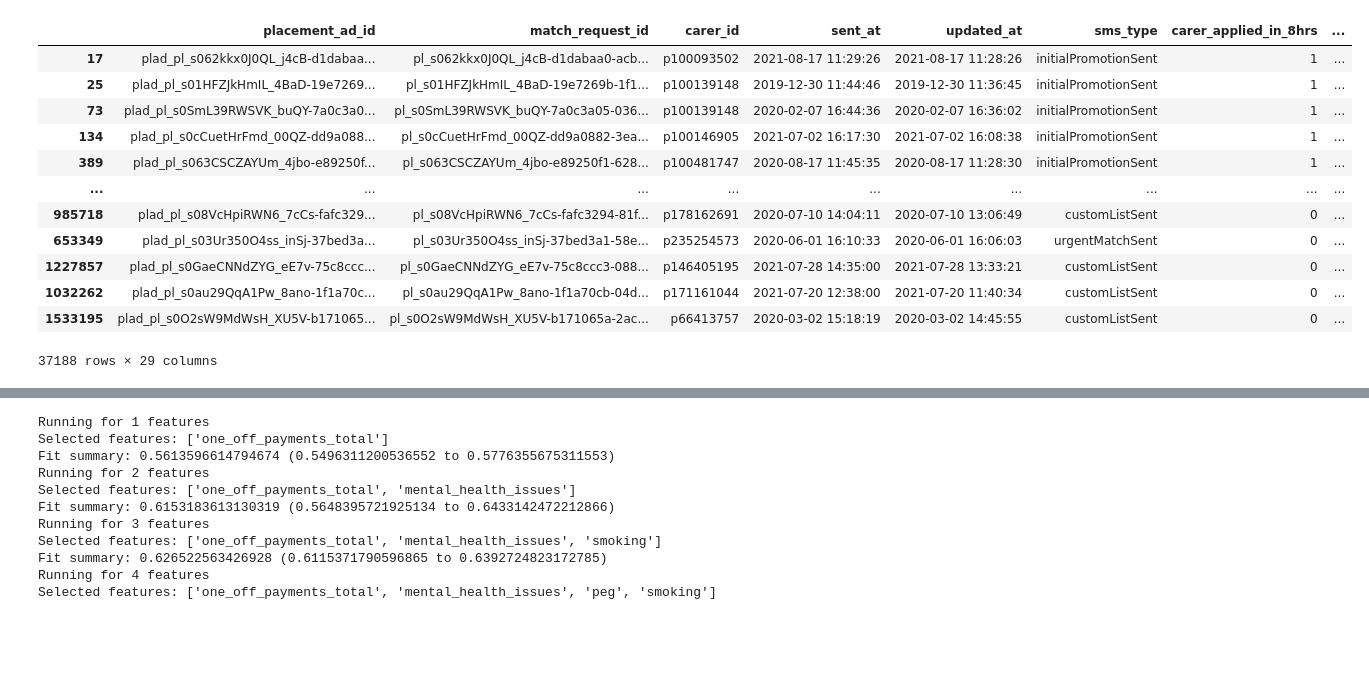
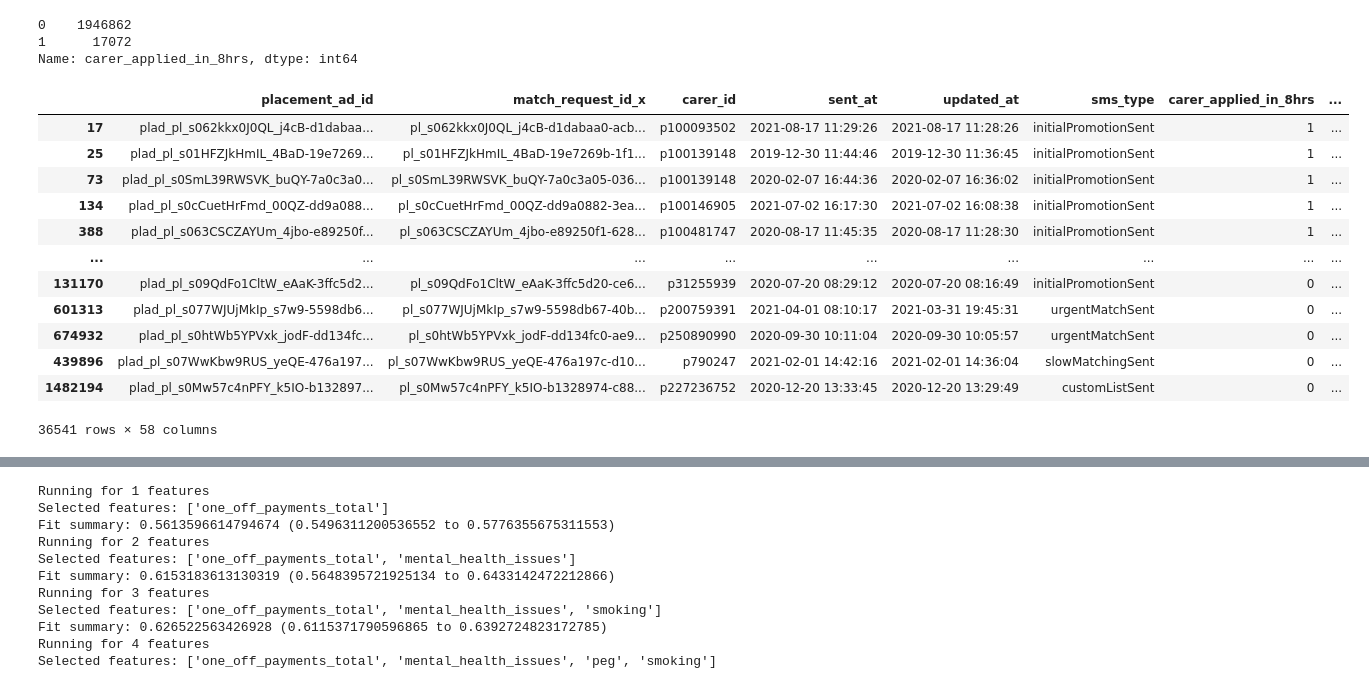
Before and after one commit to bonaventura-elder/carer_targeting, a Jupyter notebook: src/training.ipynb, the cells around one changed output, grey strips where cells are left out. Drawn from its saved outputs; the diff is of its cells as text; code cells hidden in the pictures; blank space fills up the shorter version.

```diff
--- a/src/training.ipynb
+++ b/src/training.ipynb
@@ -205,0 +28,31 @@ print(datetime.now())
+# %%
+# print(datetime.now())
+# login_data = pd.read_sql(login_query, conn)
+# print(datetime.now())
+# dist_data = pd.read_sql(dist_query, conn)
+# print(datetime.now())
+# prefs_data = pd.read_sql(prefs_query, conn)
+# print(datetime.now())
+# training_data = pd.read_sql(training_query, conn)
+# print(datetime.now())
+# worked_data = pd.read_sql(worked_query, conn)
+# print(datetime.now())
+
+login_data = pd.read_csv('../data/login_data.csv')
+dist_data = pd.read_csv('../data/dist_data.csv')
+worked_data = pd.read_csv('../data/worked_data.csv')
+prefs_data = pd.read_csv('../data/prefs_data_v2.csv')
+training_data = pd.read_csv('../data/training_data_v2.csv')
+# %%
+print(training_data.shape)
+all_data = training_data.merge(login_data, how='left', on = ['placement_ad_id','carer_id','sent_at'])
+print(all_data.shape)
+all_data = all_data.merge(prefs_data, how='left', on = ['placement_ad_id','carer_id','sent_at'])
+print(all_data.shape)
+all_data = all_data.merge(dist_data, how='left', on = ['placement_ad_id','carer_id','sent_at'])
+print(all_data.shape)
+all_data = all_data.merge(worked_data, how='left', on = ['placement_ad_id','carer_id','sent_at'])
+print(all_data.shape)
+
+all_data.drop_duplicates(subset=['placement_ad_id','carer_id','sent_at'], inplace = True)
+print(all_data.shape)
@@ -206,24 +89,28 @@ print(datetime.now())
 # %%
-training_data['carer_applied_in_8hrs'].value_counts()
+all_data['carer_applied_in_8hrs'].value_counts()
+# %% [output]
+0    1946862
+1      17072
+Name: carer_applied_in_8hrs, dtype: int64
 # %%
 target = 'carer_applied_in_8hrs'
 
-X1 = training_data.loc[training_data['carer_applied_in_8hrs']==1]
-X0 = training_data.loc[training_data['carer_applied_in_8hrs']==0].sample(frac=0.01)
+X1 = all_data.loc[all_data['carer_applied_in_8hrs']==1]
+X0 = all_data.loc[all_data['carer_applied_in_8hrs']==0].sample(frac=0.01)
 
 df = pd.concat([X1,X0], axis = 0)
 df
 # %% [output]
-|  | placement_ad_id | match_request_id | carer_id | sent_at | updated_at | sms_type | carer_applied_in_8hrs | ... |
+|  | placement_ad_id | match_request_id_x | carer_id | sent_at | updated_at | sms_type | carer_applied_in_8hrs | ... |
 | 17 | plad_pl_s062kkx0J0QL_j4cB-d1dabaa... | pl_s062kkx0J0QL_j4cB-d1dabaa0-acb... | p100093502 | 2021-08-17 11:29:26 | 2021-08-17 11:28:26 | initialPromotionSent | 1 | ... |
 | 25 | plad_pl_s01HFZJkHmIL_4BaD-19e7269... | pl_s01HFZJkHmIL_4BaD-19e7269b-1f1... | p100139148 | 2019-12-30 11:44:46 | 2019-12-30 11:36:45 | initialPromotionSent | 1 | ... |
 | 73 | plad_pl_s0SmL39RWSVK_buQY-7a0c3a0... | pl_s0SmL39RWSVK_buQY-7a0c3a05-036... | p100139148 | 2020-02-07 16:44:36 | 2020-02-07 16:36:02 | initialPromotionSent | 1 | ... |
 | 134 | plad_pl_s0cCuetHrFmd_00QZ-dd9a088... | pl_s0cCuetHrFmd_00QZ-dd9a0882-3ea... | p100146905 | 2021-07-02 16:17:30 | 2021-07-02 16:08:38 | initialPromotionSent | 1 | ... |
-| 389 | plad_pl_s063CSCZAYUm_4jbo-e89250f... | pl_s063CSCZAYUm_4jbo-e89250f1-628... | p100481747 | 2020-08-17 11:45:35 | 2020-08-17 11:28:30 | initialPromotionSent | 1 | ... |
+| 388 | plad_pl_s063CSCZAYUm_4jbo-e89250f... | pl_s063CSCZAYUm_4jbo-e89250f1-628... | p100481747 | 2020-08-17 11:45:35 | 2020-08-17 11:28:30 | initialPromotionSent | 1 | ... |
 | ... | ... | ... | ... | ... | ... | ... | ... | ... |
-| 985718 | plad_pl_s08VcHpiRWN6_7cCs-fafc329... | pl_s08VcHpiRWN6_7cCs-fafc3294-81f... | p178162691 | 2020-07-10 14:04:11 | 2020-07-10 13:06:49 | customListSent | 0 | ... |
-| 653349 | plad_pl_s03Ur350O4ss_inSj-37bed3a... | pl_s03Ur350O4ss_inSj-37bed3a1-58e... | p235254573 | 2020-06-01 16:10:33 | 2020-06-01 16:06:03 | urgentMatchSent | 0 | ... |
-| 1227857 | plad_pl_s0GaeCNNdZYG_eE7v-75c8ccc... | pl_s0GaeCNNdZYG_eE7v-75c8ccc3-088... | p146405195 | 2021-07-28 14:35:00 | 2021-07-28 13:33:21 | customListSent | 0 | ... |
-| 1032262 | plad_pl_s0au29QqA1Pw_8ano-1f1a70c... | pl_s0au29QqA1Pw_8ano-1f1a70cb-04d... | p171161044 | 2021-07-20 12:38:00 | 2021-07-20 11:40:34 | customListSent | 0 | ... |
-| 1533195 | plad_pl_s0O2sW9MdWsH_XU5V-b171065... | pl_s0O2sW9MdWsH_XU5V-b171065a-2ac... | p66413757 | 2020-03-02 15:18:19 | 2020-03-02 14:45:55 | customListSent | 0 | ... |
+| 131170 | plad_pl_s09QdFo1CltW_eAaK-3ffc5d2... | pl_s09QdFo1CltW_eAaK-3ffc5d20-ce6... | p31255939 | 2020-07-20 08:29:12 | 2020-07-20 08:16:49 | initialPromotionSent | 0 | ... |
+| 601313 | plad_pl_s077WJUjMkIp_s7w9-5598db6... | pl_s077WJUjMkIp_s7w9-5598db67-40b... | p200759391 | 2021-04-01 08:10:17 | 2021-03-31 19:45:31 | urgentMatchSent | 0 | ... |
+| 674932 | plad_pl_s0htWb5YPVxk_jodF-dd134fc... | pl_s0htWb5YPVxk_jodF-dd134fc0-ae9... | p250890990 | 2020-09-30 10:11:04 | 2020-09-30 10:05:57 | urgentMatchSent | 0 | ... |
+| 439896 | plad_pl_s07WwKbw9RUS_yeQE-476a197... | pl_s07WwKbw9RUS_yeQE-476a197c-d10... | p790247 | 2021-02-01 14:42:16 | 2021-02-01 14:36:04 | slowMatchingSent | 0 | ... |
+| 1482194 | plad_pl_s0Mw57c4nPFY_k5IO-b132897... | pl_s0Mw57c4nPFY_k5IO-b1328974-c88... | p227236752 | 2020-12-20 13:33:45 | 2020-12-20 13:29:49 | customListSent | 0 | ... |
-37188 rows × 29 columns
+36541 rows × 58 columns
```
Also changed, not shown: parts of 10 cells of this notebook, 8 other files.
